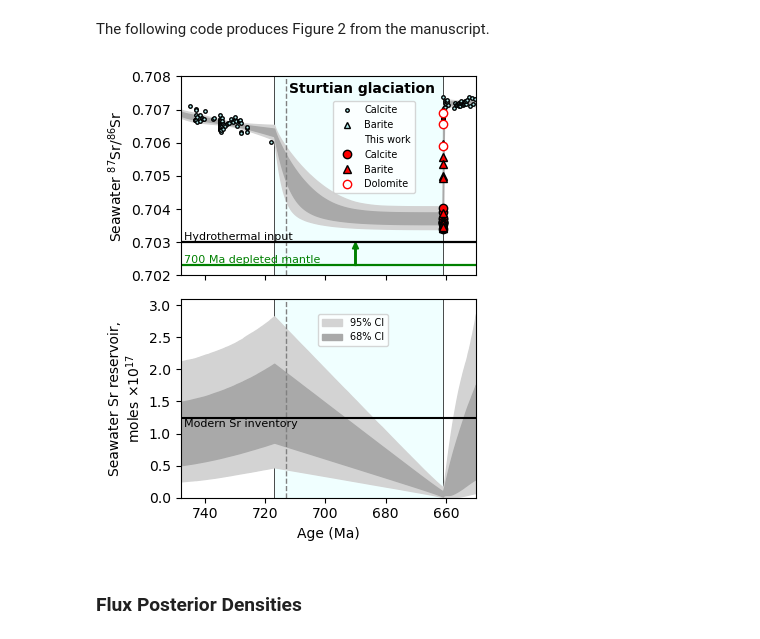
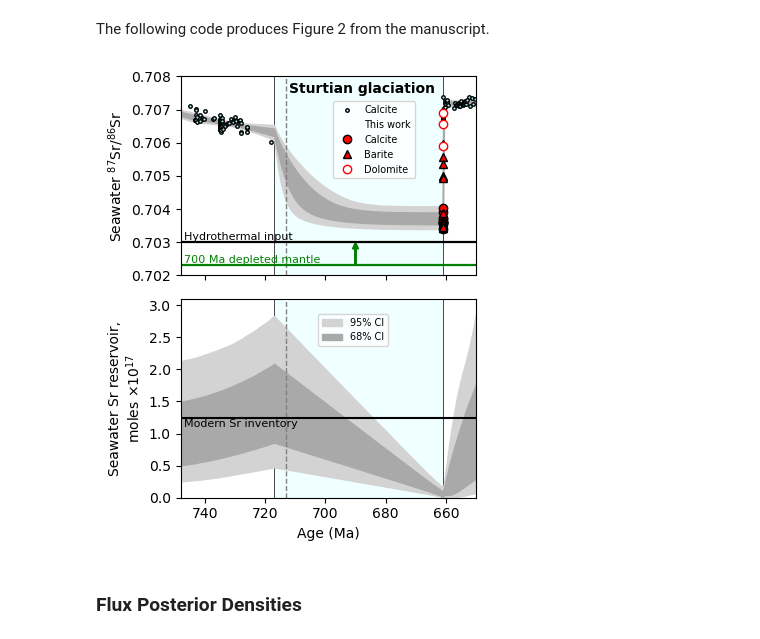
Before and after one commit to sarttiso/Neoproterozoic-strontium-box-model, a Jupyter notebook: strontium_box_model.ipynb, the cells around one changed output. Saved outputs shown, nothing was run; the diff lists cells and outputs as text; code cells hidden in the pictures.

```diff
--- a/strontium_box_model.ipynb
+++ b/strontium_box_model.ipynb
@@ -608,7 +590,7 @@ We see that they are nicely unimodel and reproducible between the chains.
 # %% [markdown]
 Load existing model if desired.
 # %%
-trace = az.from_netcdf('models/2025-02-04_smc_12-chains_5k.nc')
+trace = az.from_netcdf('models/2025-02-05_smc_12-chains_10k.nc')
 # %% [markdown]
 ### Plot Posterior Draws
 # %% [markdown]
@@ -749,13 +731,6 @@ handles.append(ax[0].plot(sr_data.loc[cur_idx, 'Age (Ma)']/1e6,
            '.', markersize=5,
            color=c_data, markeredgecolor='k', linewidth=0.01)[0])
 labels.append('Calcite')
-# literature data, barite
-cur_idx = (sr_data['Reference'] != 'this work') & (sr_data['mineral'] == 'barite')
-handles.append(ax[0].plot(sr_data.loc[cur_idx, 'Age (Ma)']/1e6,
-           sr_data.loc[cur_idx, '87Sr/86Sr'].values,
-           '^', markersize=5,
-           color=c_data, markeredgecolor='k', linewidth=0.01)[0])
-labels.append('Barite')
 
 # ellery's data
 h0, = plt.plot([0], marker='None', linestyle='None') # empty line for legend
@@ -802,34 +777,34 @@ ax[0].set_ylabel('Seawater $^{87}$Sr/$^{86}$Sr')
 ax[0].set_ylim([.702, .708])
 ax[0].legend(handles, labels, fontsize=7,
              loc='upper left', bbox_to_anchor=[0.5, 0.9])
 ax[0].set_xlim([-748, -650])
 
 
 # reservoir
 ax[1].fill_between(t/1e6, N_post_95[:,0]/1e17, N_post_95[:,1]/1e17, color=c_95, label='95% CI')
 ax[1].fill_between(t/1e6, N_post_68[:,0]/1e17, N_post_68[:,1]/1e17, color=c_68, label='68% CI')
 ax[1].set_ylabel('Seawater Sr reservoir,\nmoles $\\times 10^{17}$')
 ax[1].set_ylim([0, 3.1])
 # visualize time periods
 ax[1].axvspan(t1_st/1e6, t2_st/1e6, **stu_patch, zorder=-10)
 # indicate duration of Marinoan
 ax[1].axvline(-713, linestyle='--', color='gray', linewidth=1)
 ax[1].axhline(N_modern/1e17, linestyle='-', color='k', linewidth=1.5)
 ax[1].text(-747, N_modern*0.98/1e17, 'Modern Sr inventory', va='top', fontsize=8)
 ax[1].set_xlabel('Age (Ma)')
 ax[1].set_xticks(ax[1].get_xticks())
 ax[1].set_xlim([-748, -650])
 ax[1].set_xticklabels([int(x.get_text().split('−')[1]) for x in ax[1].get_xticklabels()])
 ax[1].legend(fontsize=7, loc='upper left', bbox_to_anchor=[0.45, 0.95])
 
 plt.tight_layout()
 
 plt.savefig('figures/posterior_N-alpha.pdf', format='pdf', bbox_inches='tight', dpi=600)
 plt.savefig('figures/posterior_N-alpha.png', format='png', bbox_inches='tight', dpi=600)
 
 plt.show()
 # %% [output]
-[figure, old version]
+[figure, new version]
 # %% [markdown]
 ### Flux Posterior Densities
 # %% [markdown]
```
Also changed, not shown: parts of 4 cells of this notebook, 5 other files.
